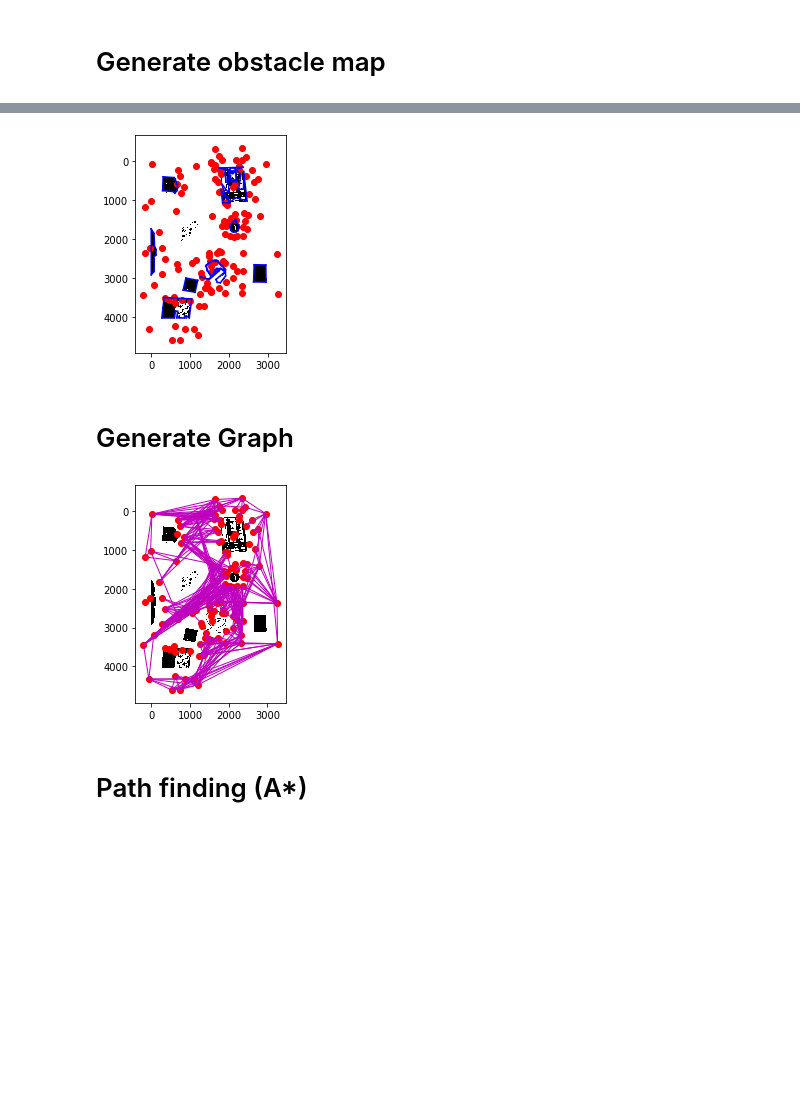
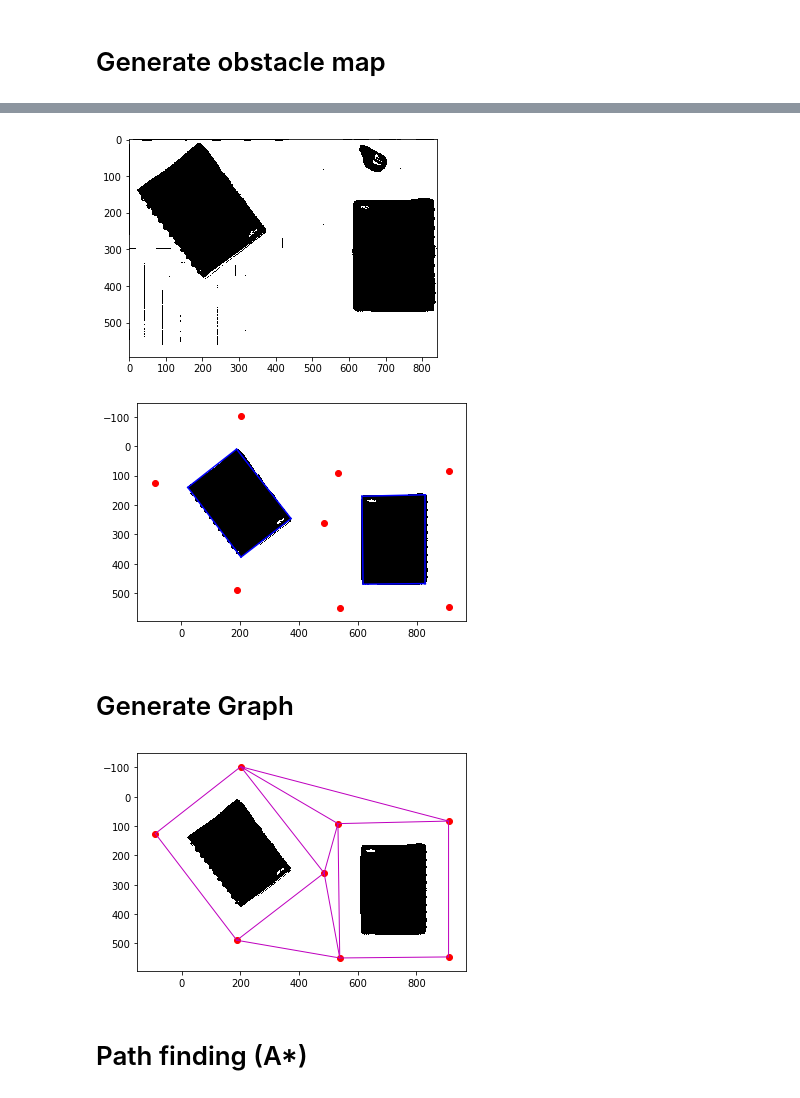
Before and after one commit to RaphLins/basics_of_MB_project, a Jupyter notebook: path_planning_A_star.ipynb, the cells around one changed output, grey strips where cells are left out. Saved outputs shown, nothing was run; the diff lists cells and outputs as text; code cells hidden in the pictures; blank space fills up the shorter version.

Commit message:
obstacle map improvements

```diff
--- a/path_planning_A_star.ipynb
+++ b/path_planning_A_star.ipynb
@@ -6,7 +6,7 @@ import math
 import numpy as np
 import matplotlib.pyplot as plt
 
-img = cv2.imread('images/track3.jpg', cv2.IMREAD_COLOR)
+img = cv2.imread('images/terrain.jpg', cv2.IMREAD_COLOR)
 (b, g, r) = cv2.split(img)
 _,threshold = cv2.threshold(b, 80, 255,
                             cv2.THRESH_BINARY)
@@ -25,7 +25,7 @@ for cnt in contours :
     area = cv2.contourArea(cnt)
 
     # Shortlisting the regions based on there area.
-    if area > 40000:
+    if area > 400000:
         approx = cv2.approxPolyDP(cnt,
                                   0.015
                                   * cv2.arcLength(cnt, True), True)
@@ -43,8 +43,7 @@ for i in range(n):
 # %%
-img = cv2.imread('images/track3.jpg', cv2.IMREAD_GRAYSCALE)
 pts0 = np.float32(board)
 
-W, H = 420, 297
+W, H = 420*2, 297*2
 # Define corresponding points in output image
 pts1 = np.float32([[0,0],[0,H],[W,H],[W,0]])
 
@@ -64,0 +66,11 @@ plt.imshow(rescaled_img)
+# %%
+filtered_img = cv2.bilateralFilter(rescaled_img,15, 75, 75)
+black_min = np.array([0, 0, 0])
+black_max = np.array([80, 80, 80])
+
+mask=cv2.inRange(filtered_img,black_min,black_max)
+plt.imshow(filtered_img)
+
+filtered_img[mask>0]=(255,255,255)
+
+plt.imshow(filtered_img)
@@ -65,19 +80,22 @@ plt.imshow(rescaled_img)
 # %%
 ### Image processing filter
-rescaled_img = cv2.imread('images/track.jpg', cv2.IMREAD_GRAYSCALE) # à enlever
 
-filtered_img = cv2.bilateralFilter(rescaled_img,15, 75, 75)
+threshold_val = 150
 
 ### Find the thymio and the destination
+(b, g, r) = cv2.split(filtered_img)
+ret2, thresh2 = cv2.threshold(b, threshold_val, 255, cv2.THRESH_BINARY_INV)
+ret3, thresh3 = cv2.threshold(g, threshold_val, 255, cv2.THRESH_BINARY_INV)
+ret4, thresh4 = cv2.threshold(r, threshold_val, 255, cv2.THRESH_BINARY_INV)
+bgr_thresh = cv2.merge((thresh2, thresh3, thresh4))
 
-_,threshold = cv2.threshold(filtered_img, 170, 255,
-                            cv2.THRESH_BINARY)
+black_and_white = thresh3
 
-plt.imshow(threshold)
+plt.imshow(black_and_white, cmap='Greys')
 
 # Detecting shapes in image by selecting region
 # with same colors or intensity.
-contours,_=cv2.findContours(threshold, cv2.RETR_TREE,cv2.CHAIN_APPROX_SIMPLE)
+contours,_=cv2.findContours(black_and_white, cv2.RETR_TREE,cv2.CHAIN_APPROX_SIMPLE)
 
 obstacles =  []
 
@@ -91,36 +109,45 @@ for cnt in contours :
         approx = cv2.approxPolyDP(cnt,
                                   0.01 * cv2.arcLength(cnt, True), True)
         obstacles.append(approx)
+    else:
+        cv2.drawContours(black_and_white, [cnt], -1, 0, thickness=-1)
+
+plt.figure()
+
+plt.imshow(black_and_white, cmap='Greys')
+
+obstacle_map = black_and_white
 
 from numpy import sqrt
 def norm(vec):
     return sqrt(vec[0]**2 + vec[1]**2)
 
-MARGIN = 300
+MARGIN = 80
 
 way_points = []
 
-plt.imshow(threshold, cmap='Greys')
 for obstacle in obstacles:
     n= len(obstacle)
 
     for i in range(n):
         vertice1 = obstacle[i][0]
         vertice2 = obstacle[(i+1)%n][0]
         vertice3 = obstacle[(i+2)%n][0]
 
         vec1 = vertice2 - vertice1
         vec2 = vertice2 - vertice3
 
 #         normal_vec = vec1/norm(vec1) + vec2/norm(vec2)
 
         way_point = vertice2 + vec1*MARGIN/norm(vec1) + vec2*MARGIN/norm(vec2)
+
         way_points.append(way_point)
 
         plt.scatter(way_point[0], way_point[1], c='r')
         plt.plot((vertice1[0], vertice2[0]), (vertice1[1], vertice2[1]), 'b')
 # %% [output]
-[figure, old version]
+[figure, new version]
+[figure, added]
 # %% [markdown]
 # Generate Graph
 # %%
@@ -204,13 +231,13 @@ class Graph:
 # noObstacleBetween((10, 10), (1000, 2000))
 # %%
-plt.imshow(threshold, cmap='Greys')
+plt.imshow(obstacle_map, cmap='Greys')
 
 graph = Graph(way_points)
 
 for node in graph.nodes:
     node.plot()
 # %% [output]
-[figure, old version]
+[figure, new version]
 # %% [markdown]
 # Path finding (A*)
 # %%
```
Also changed, not shown: parts of 6 cells of this notebook, 2 other files.
